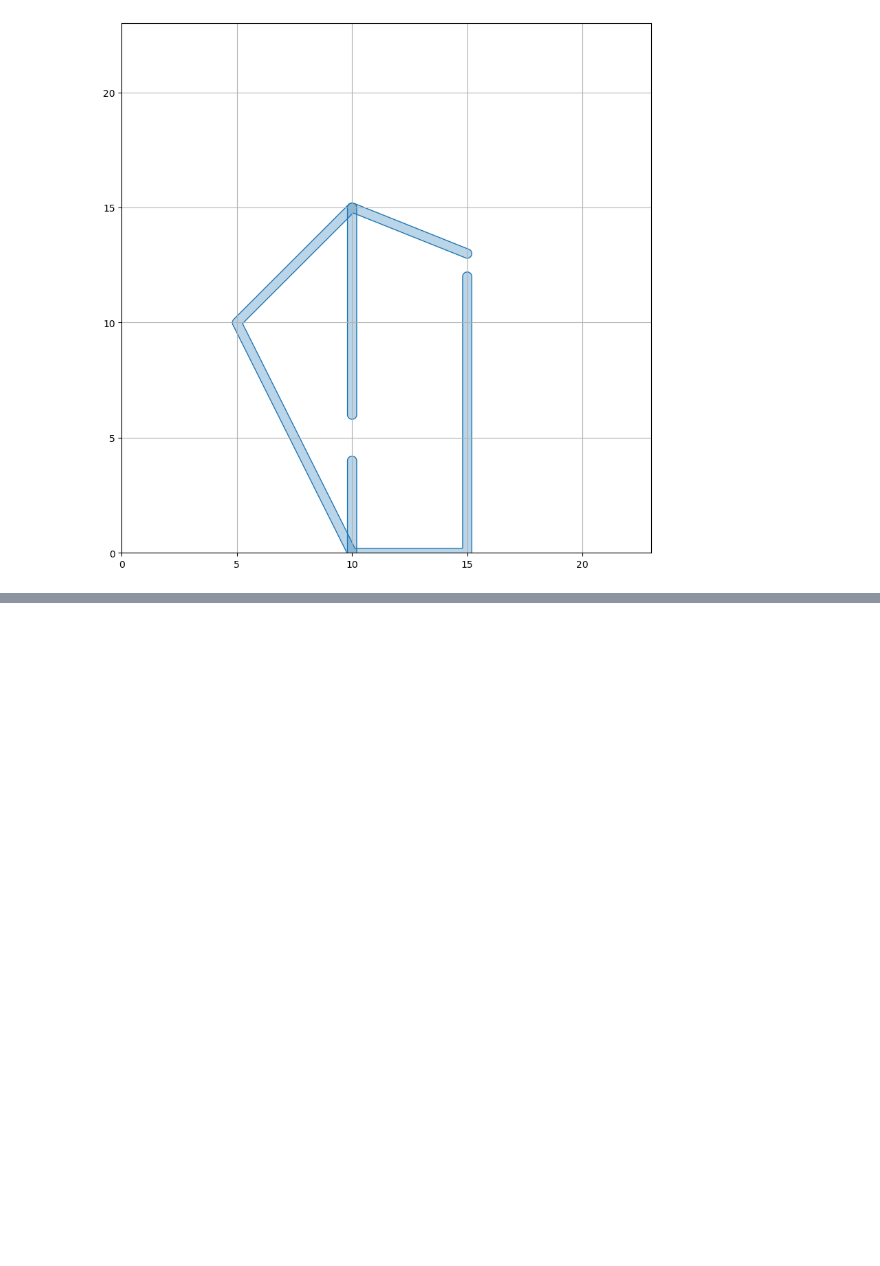
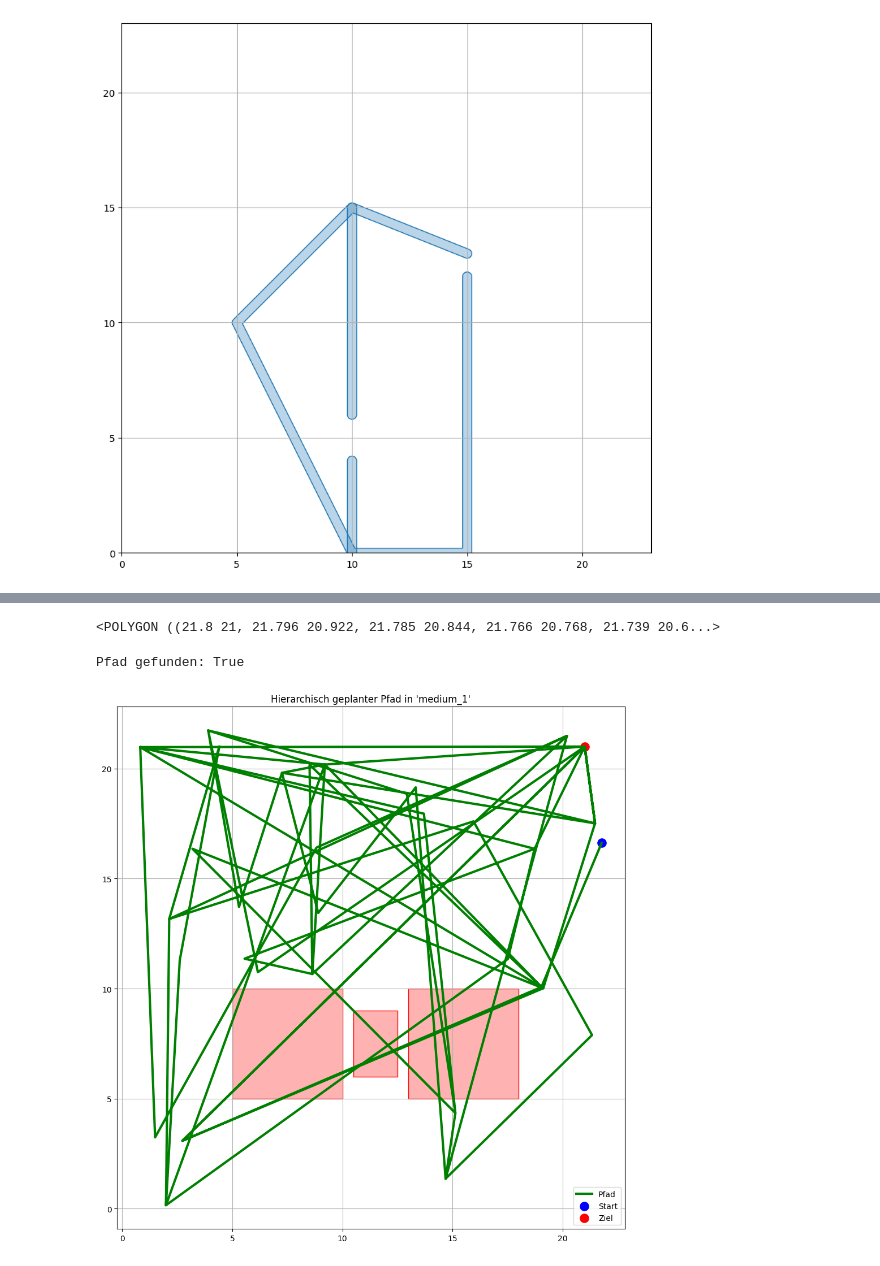
Before and after one commit to sboes/Project_task_hierarchical_planner, a Jupyter notebook: hierachical_planner.ipynb, the cells around one changed output, grey strips where cells are left out. Saved outputs shown, nothing was run; the diff lists cells and outputs as text; code cells hidden in the pictures; blank space fills up the shorter version.

```diff
--- a/hierachical_planner.ipynb
+++ b/hierachical_planner.ipynb
@@ -273,0 +329,8 @@ Planning time: 0.88 seconds
+# %%
+# Umgebung laden und "Visualisierungsobjekte" entfernen
+envs = TestEnvironments()
+scene = envs.get_medium_1()
+scene.pop("start", None)
+scene.pop("goal", None)
+# %% [output]
+<POLYGON ((21.8 21, 21.796 20.922, 21.785 20.844, 21.766 20.768, 21.739 20.6...>
@@ -273,0 +351,50 @@ Planning time: 0.88 seconds
+# %%
+# Pfadplanung mit gültigem Startpunkt
+path = planner.planPath([[2, 2]], [[21, 21]], config=config)
+print("Pfad gefunden:", bool(path))
+# %% [output]
+Pfad gefunden: True
+# %%
+def visualize_path_inline(scene, planner, path, title="Geplanter Pfad"):
+    """
+    Zeigt einen geplanten Pfad interaktiv im Notebook (kein Datei-Export).
+    """
+    checker = planner._collisionChecker
+    fig, ax = plt.subplots(figsize=(10, 10))
+    checker.drawObstacles(ax)
+
+    # Hole Positionen aller Knoten aus dem inneren Graphen
+    pos = nx.get_node_attributes(planner.innerPlanner.graph, "pos")
+    path_pos = [pos[p] for p in path if p in pos]
+
+    # Pfad zeichnen
+    if path_pos:
+        x, y = zip(*path_pos)
+        ax.plot(x, y, color="green", linewidth=3, label="Pfad")
+        ax.scatter(x[0], y[0], color="blue", s=120, label="Start")
+        ax.scatter(x[-1], y[-1], color="red", s=120, label="Ziel")
+
+    ax.set_title(title)
+    ax.legend()
+    ax.grid(True)
+    plt.tight_layout()
+    plt.show()
+# %%
+# Szene laden
+envs = TestEnvironments()
+scene = envs.get_medium_1()
+scene.pop("start", None)
+scene.pop("goal", None)
+
+checker = CollisionChecker(scene)
+outer = VisPRM(checker)
+inner = BasicPRM(checker)
+planner = HierarchicalPlanner(outer, inner)
+
+config = {"outer_ntry": 60, "inner_radius": 4.0, "inner_nodes": 250}
+path = planner.planPath([[2, 2]], [[21, 21]], config=config)
+
+# Plot direkt im Notebook
+visualize_path_inline(scene, planner, path, title="Hierarchisch geplanter Pfad in 'medium_1'")
+# %% [output]
+[figure, added]
```
Also changed, not shown: parts of 22 cells of this notebook, 4 other files.
